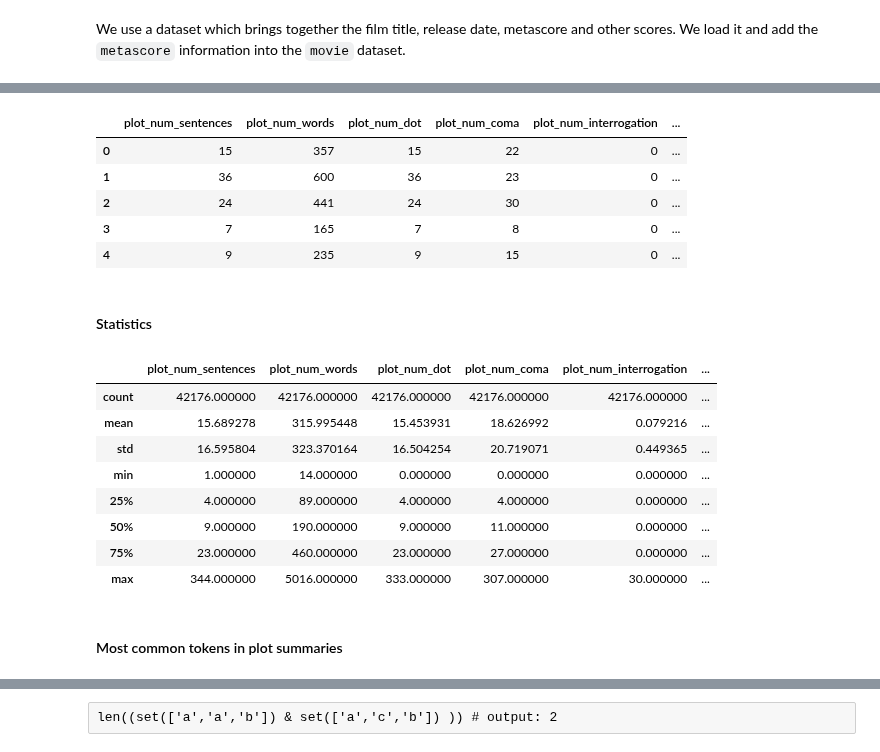
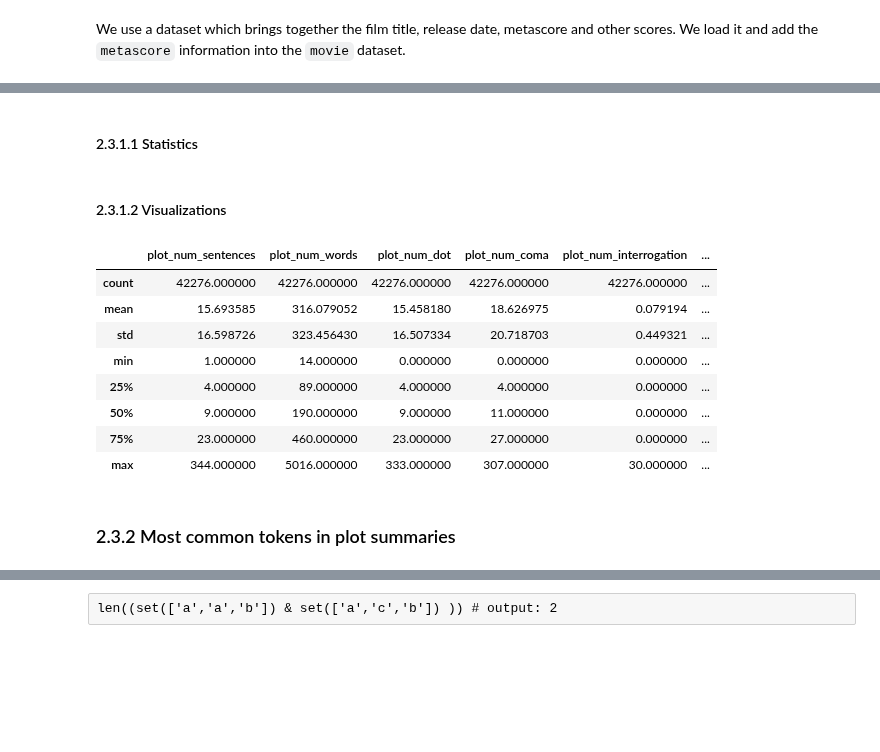
Before and after one commit to salome-baup/ada-2022-project-adaccord, a Jupyter notebook: Milestone2.ipynb, the cells around one changed output, grey strips where cells are left out. Cells and saved outputs as stored; diff of their text form; code cells hidden in the pictures; blank space fills up the shorter version.

```diff
--- a/Milestone2.ipynb
+++ b/Milestone2.ipynb
@@ -579,0 +668,14 @@ movies['tokens_sentences_lemmatized'] = movies['POS_tokens'].progress_apply(
+# %%
+nd = NameDataset()
+names = nd.get_top_names(n=2000, country_alpha2="US")
+names = names["US"]["M"] + names["US"]["F"]
+names = [name.lower() for name in names]
+# %%
+# Words gathered after running the LDA model and collecting the words appearing in more than 4 topics
+stops = ["one", "two", "also", "see", "take", "get", "find", "try", "however", "go", "come", "leave", "become", "make", "back", "run"]
+my_stopwords = stopwords.words('English') + names + stops
+
+plot_summaries['tokens'] = plot_summaries['tokens_sentences_lemmatized'].progress_apply(lambda sentences: list(chain.from_iterable(sentences)))
+# %%
+plot_summaries['tokens'] = plot_summaries['tokens'].progress_apply(lambda tokens: [token.lower() for token in tokens if token.isalpha()
+                                                    and token.lower() not in my_stopwords and len(token)>1])
@@ -699,11 +837,14 @@ mean, median, std
 # %%
-from nltk.tokenize import RegexpTokenizer
-movies['plot_num_sentences'] = movies.sentences.apply( lambda x: len(x))
-movies['plot_num_words'] =  movies.Plot.apply( lambda x: len(RegexpTokenizer(r'\w+').tokenize(x)))
-movies['plot_num_dot'] = movies.words_punc.apply( lambda x: list(x).count('.'))
-movies['plot_num_coma'] = movies.words_punc.apply( lambda x: x.count(','))
-movies['plot_num_interrogation'] = movies.words_punc.apply( lambda x: x.count('?'))
-movies['plot_num_exclamation'] = movies.words_punc.apply( lambda x: x.count('!'))
-movies['plot_num_percentage'] = movies.words_punc.apply( lambda x: x.count('%'))
-movies['plot_num_semicolon'] = movies.words_punc.apply( lambda x: x.count(';'))
-movies['plot_num_colon'] = movies.words_punc.apply( lambda x: x.count(':'))
+# Moving back to plot_summaries to avoid nan values
+plot_summaries['plot_num_sentences'] = plot_summaries.sentences.apply( lambda x: len(x))
+plot_summaries['plot_num_words'] =  plot_summaries.Plot.apply( lambda x: len(RegexpTokenizer(r'\w+').tokenize(x)))
+plot_summaries['plot_num_dot'] = plot_summaries.words_punc.apply( lambda x: list(x).count('.'))
+plot_summaries['plot_num_coma'] = plot_summaries.words_punc.apply( lambda x: x.count(','))
+plot_summaries['plot_num_interrogation'] = plot_summaries.words_punc.apply( lambda x: x.count('?'))
+plot_summaries['plot_num_exclamation'] = plot_summaries.words_punc.apply( lambda x: x.count('!'))
+plot_summaries['plot_num_percentage'] = plot_summaries.words_punc.apply( lambda x: x.count('%'))
+plot_summaries['plot_num_semicolon'] = plot_summaries.words_punc.apply( lambda x: x.count(';'))
+plot_summaries['plot_num_colon'] = plot_summaries.words_punc.apply( lambda x: x.count(':'))
+
+plot_summaries[['plot_num_sentences','plot_num_words','plot_num_dot','plot_num_coma','plot_num_interrogation',\
+        'plot_num_exclamation','plot_num_percentage','plot_num_semicolon','plot_num_colon']].head()
@@ -710,26 +858,20 @@ movies['plot_num_colon'] = movies.words_punc.apply( lambda x: x.count(':'))
+# %% [markdown]
+#### 2.3.1.1 Statistics
+# %% [markdown]
+#### 2.3.1.2 Visualizations
 # %%
-movies[['plot_num_sentences','plot_num_words','plot_num_dot','plot_num_coma','plot_num_interrogation','plot_num_exclamation','plot_num_percentage','plot_num_semicolon','plot_num_colon']].head()
+plot_summaries[['plot_num_sentences','plot_num_words','plot_num_dot','plot_num_coma','plot_num_interrogation',\
+                'plot_num_exclamation','plot_num_percentage','plot_num_semicolon','plot_num_colon']].describe()
 # %% [output]
 |  | plot_num_sentences | plot_num_words | plot_num_dot | plot_num_coma | plot_num_interrogation | ... |
-| 0 | 15 | 357 | 15 | 22 | 0 | ... |
-| 1 | 36 | 600 | 36 | 23 | 0 | ... |
-| 2 | 24 | 441 | 24 | 30 | 0 | ... |
-| 3 | 7 | 165 | 7 | 8 | 0 | ... |
-| 4 | 9 | 235 | 9 | 15 | 0 | ... |
+| count | 42276.000000 | 42276.000000 | 42276.000000 | 42276.000000 | 42276.000000 | ... |
+| mean | 15.693585 | 316.079052 | 15.458180 | 18.626975 | 0.079194 | ... |
+| std | 16.598726 | 323.456430 | 16.507334 | 20.718703 | 0.449321 | ... |
+| min | 1.000000 | 14.000000 | 0.000000 | 0.000000 | 0.000000 | ... |
+| 25% | 4.000000 | 89.000000 | 4.000000 | 4.000000 | 0.000000 | ... |
+| 50% | 9.000000 | 190.000000 | 9.000000 | 11.000000 | 0.000000 | ... |
+| 75% | 23.000000 | 460.000000 | 23.000000 | 27.000000 | 0.000000 | ... |
+| max | 344.000000 | 5016.000000 | 333.000000 | 307.000000 | 30.000000 | ... |
-# %% [markdown]
-#### Statistics
-# %%
-movies[['plot_num_sentences','plot_num_words','plot_num_dot','plot_num_coma','plot_num_interrogation','plot_num_exclamation','plot_num_percentage','plot_num_semicolon','plot_num_colon']].describe()
-# %% [output]
-|  | plot_num_sentences | plot_num_words | plot_num_dot | plot_num_coma | plot_num_interrogation | ... |
-| count | 42176.000000 | 42176.000000 | 42176.000000 | 42176.000000 | 42176.000000 | ... |
-| mean | 15.689278 | 315.995448 | 15.453931 | 18.626992 | 0.079216 | ... |
-| std | 16.595804 | 323.370164 | 16.504254 | 20.719071 | 0.449365 | ... |
-| min | 1.000000 | 14.000000 | 0.000000 | 0.000000 | 0.000000 | ... |
-| 25% | 4.000000 | 89.000000 | 4.000000 | 4.000000 | 0.000000 | ... |
-| 50% | 9.000000 | 190.000000 | 9.000000 | 11.000000 | 0.000000 | ... |
-| 75% | 23.000000 | 460.000000 | 23.000000 | 27.000000 | 0.000000 | ... |
-| max | 344.000000 | 5016.000000 | 333.000000 | 307.000000 | 30.000000 | ... |
 # %% [markdown]
-#### Most common tokens in plot summaries
+### 2.3.2 Most common tokens in plot summaries <a id='2.3.2'></a>
 # %%
```
Also changed, not shown: parts of 179 cells of this notebook.
